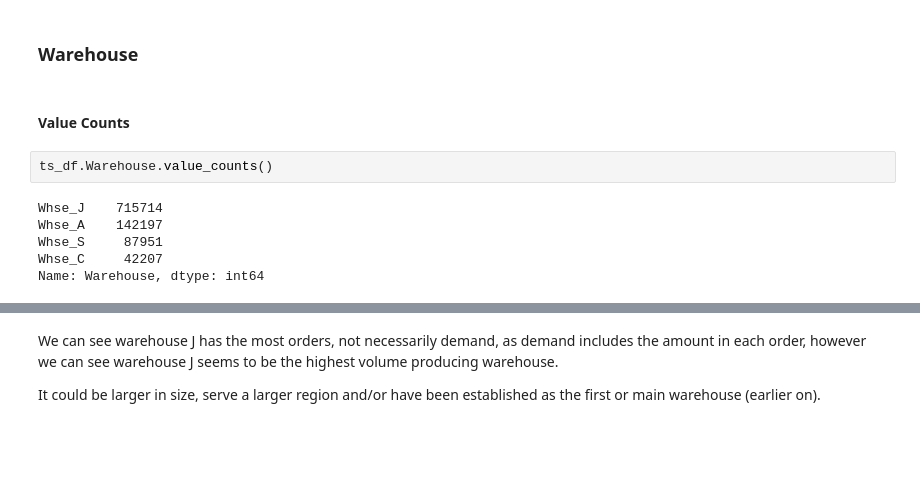
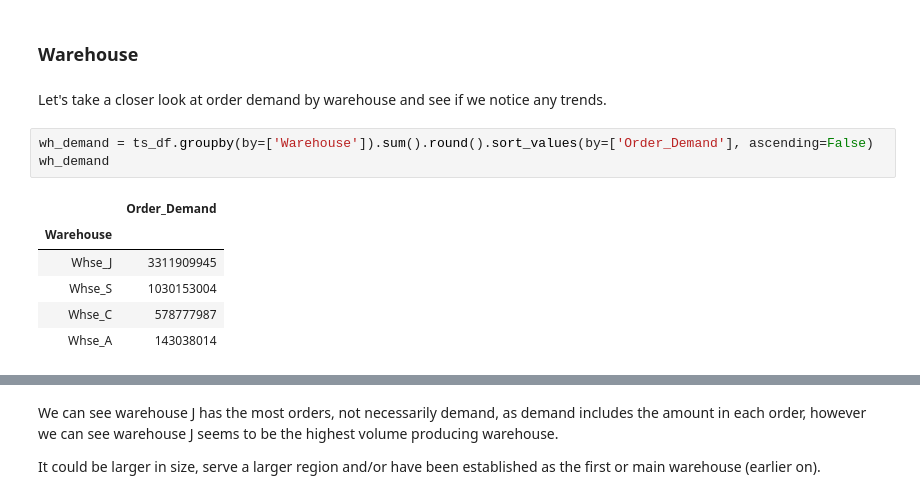
Before and after one commit to JessicaFB/Product-Demand-Forecasting, a Jupyter notebook: Product-Demand-Forecasting.ipynb, the cells around one changed output, grey strips where cells are left out. Cells and saved outputs as stored; diff of their text form; blank space fills up the shorter version.

```diff
--- a/Product-Demand-Forecasting.ipynb
+++ b/Product-Demand-Forecasting.ipynb
@@ -337,13 +337,15 @@ As we move further along we can group by warehouse, and depending how many produ
 Let's go ahead and take a look again.
 # %% [markdown]
 ### Warehouse
-# %% [markdown]
-#### Value Counts
-# %%
-ts_df.Warehouse.value_counts()
-# %% [output]
-Whse_J    715714
-Whse_A    142197
-Whse_S     87951
-Whse_C     42207
-Name: Warehouse, dtype: int64
+# %% [markdown]
+Let's take a closer look at order demand by warehouse and see if we notice any trends.
+# %%
+wh_demand = ts_df.groupby(by=['Warehouse']).sum().round().sort_values(by=['Order_Demand'], ascending=False)
+wh_demand
+# %% [output]
+|  | Order_Demand |
+| Warehouse |  |
+| Whse_J | 3311909945 |
+| Whse_S | 1030153004 |
+| Whse_C | 578777987 |
+| Whse_A | 143038014 |
```
Also changed, not shown: parts of 4 cells of this notebook.
